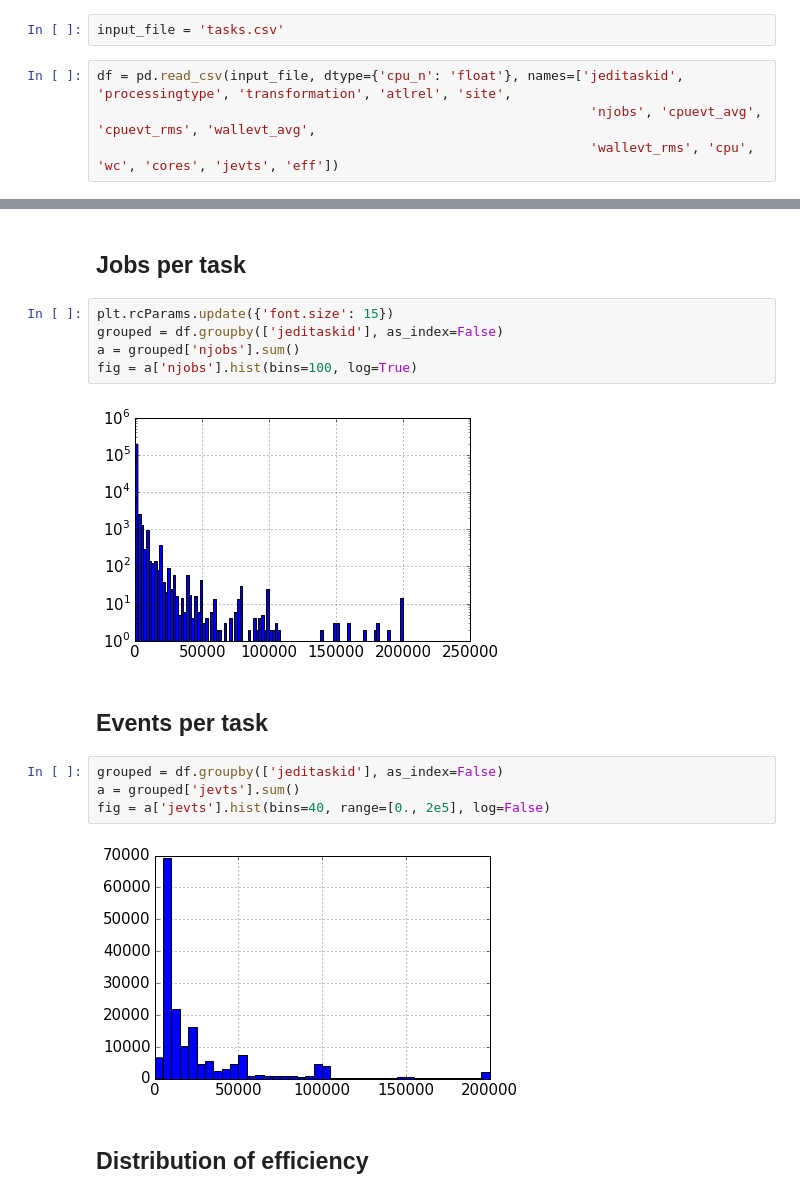
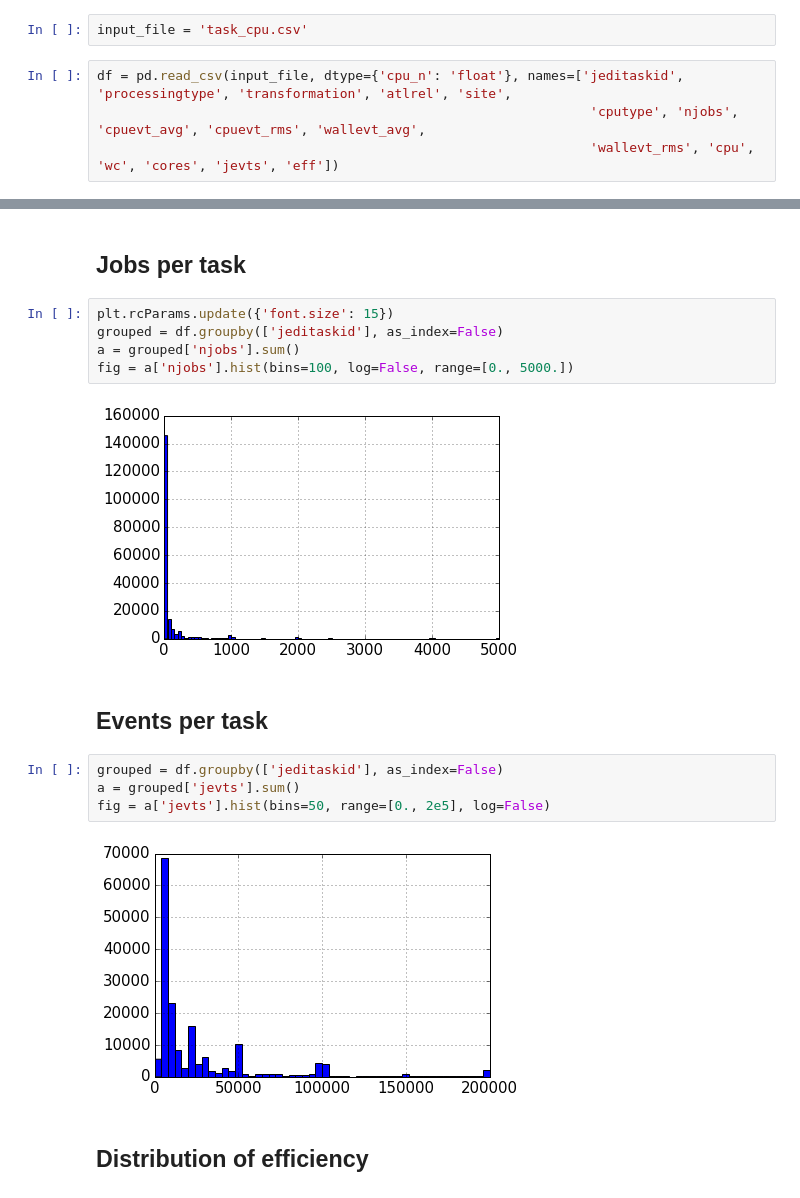
Before and after one commit to sciaba/ATLAS-CPU-time-analysis, a Jupyter notebook: Notebooks/Job_CPUtime_analysis.ipynb, the cells around one changed output, grey strips where cells are left out. Drawn from its saved outputs; the diff is of its cells as text.

```diff
--- a/Notebooks/Job_CPUtime_analysis.ipynb
+++ b/Notebooks/Job_CPUtime_analysis.ipynb
@@ -274,8 +284,8 @@ with open(output_file, 'w') as f:
 # %% [markdown]
 ## Import to a DataFrame
 # %%
-input_file = 'tasks.csv'
+input_file = 'task_cpu.csv'
 # %%
 df = pd.read_csv(input_file, dtype={'cpu_n': 'float'}, names=['jeditaskid', 'processingtype', 'transformation', 'atlrel', 'site',
-                                                               'njobs', 'cpuevt_avg', 'cpuevt_rms', 'wallevt_avg',
+                                                               'cputype', 'njobs', 'cpuevt_avg', 'cpuevt_rms', 'wallevt_avg',
                                                                'wallevt_rms', 'cpu', 'wc', 'cores', 'jevts', 'eff'])
@@ -356,18 +370,18 @@ a.sort_values('wc', ascending=False)
 # %%
 plt.rcParams.update({'font.size': 15})
 grouped = df.groupby(['jeditaskid'], as_index=False)
 a = grouped['njobs'].sum()
-fig = a['njobs'].hist(bins=100, log=True)
+fig = a['njobs'].hist(bins=100, log=False, range=[0., 5000.])
 # %% [output]
-[figure, old version]
+[figure, new version]
 # %% [markdown]
 ## Events per task
 # %%
 grouped = df.groupby(['jeditaskid'], as_index=False)
 a = grouped['jevts'].sum()
-fig = a['jevts'].hist(bins=40, range=[0., 2e5], log=False)
+fig = a['jevts'].hist(bins=50, range=[0., 2e5], log=False)
 # %% [output]
-[figure, old version]
+[figure, new version]
 # %% [markdown]
 ## Distribution of efficiency
 # %%
```
Also changed, not shown: parts of 25 cells of this notebook.
